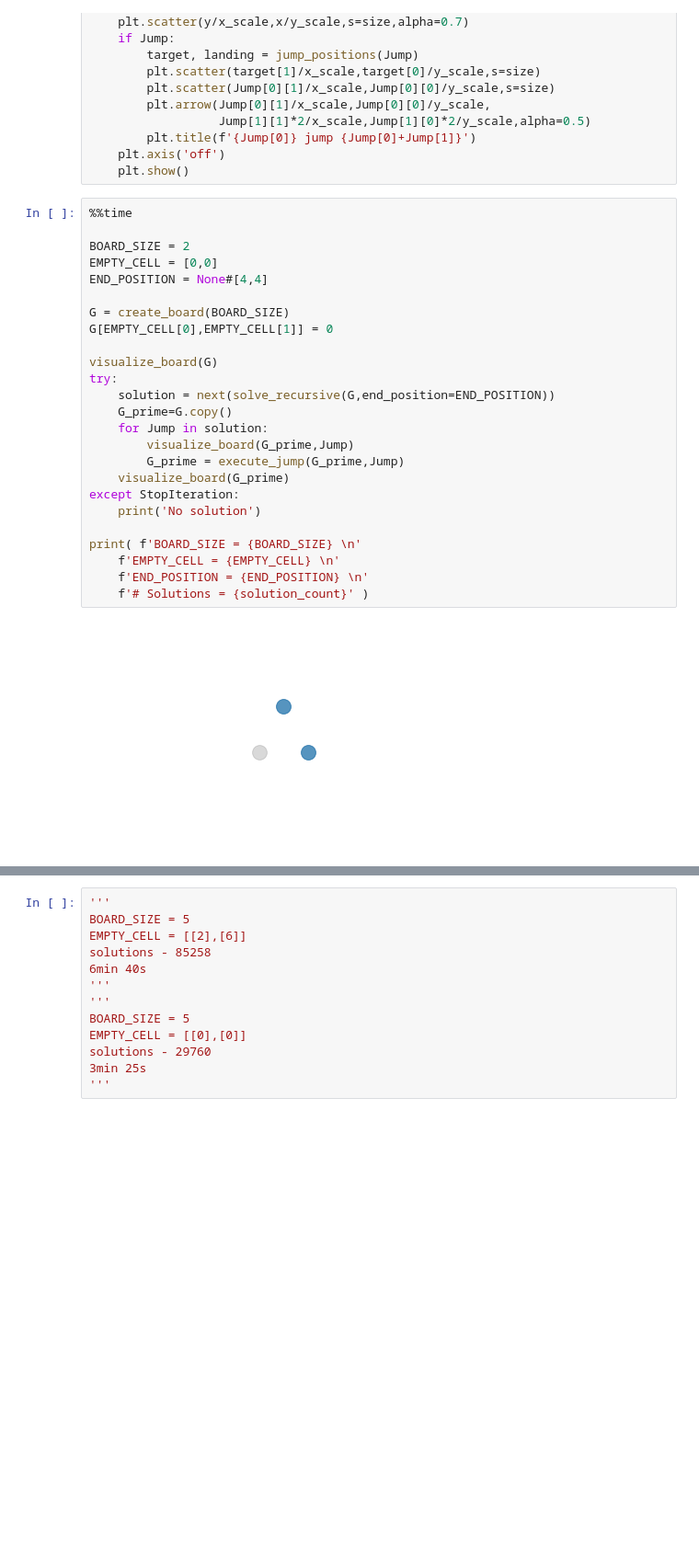
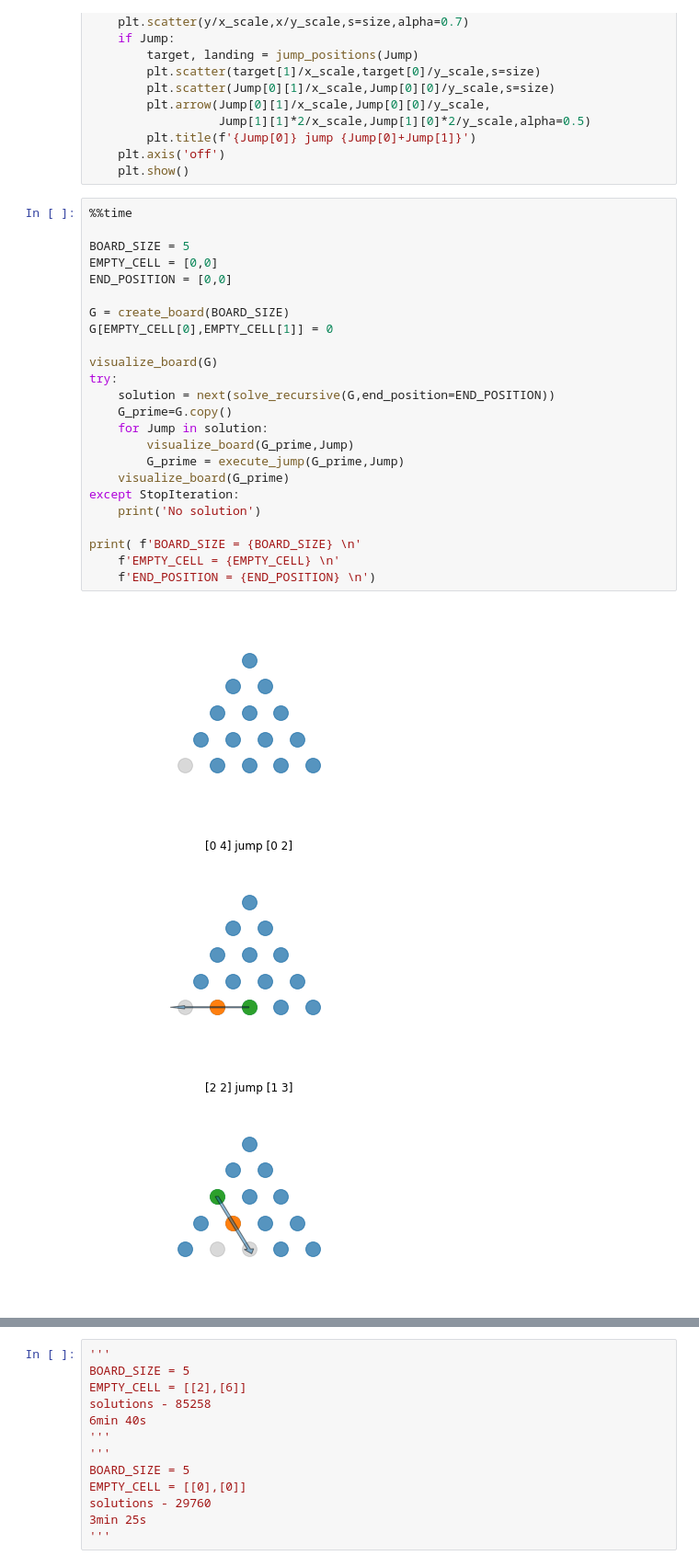
Before and after one commit to ejohnson0430/jumping_marble_challenge, a Jupyter notebook: jumping_marble_challenge.ipynb, the cells around one changed output, grey strips where cells are left out. Shown at 92% size. Saved outputs shown, nothing was run; the diff lists cells and outputs as text; blank space fills up the shorter version.

Commit message:
run notebook for board size 5

```diff
--- a/jumping_marble_challenge.ipynb
+++ b/jumping_marble_challenge.ipynb
@@ -77,27 +77,28 @@ def visualize_board(G,Jump=None):
 # %%
 %%time
 
-BOARD_SIZE = 2
+BOARD_SIZE = 5
 EMPTY_CELL = [0,0]
-END_POSITION = None#[4,4]
+END_POSITION = [0,0]
 
 G = create_board(BOARD_SIZE)
 G[EMPTY_CELL[0],EMPTY_CELL[1]] = 0
 
 visualize_board(G)
 try:
     solution = next(solve_recursive(G,end_position=END_POSITION))
     G_prime=G.copy()
     for Jump in solution:
         visualize_board(G_prime,Jump)
         G_prime = execute_jump(G_prime,Jump)
     visualize_board(G_prime)
 except StopIteration:
     print('No solution')
 
 print( f'BOARD_SIZE = {BOARD_SIZE} \n'
     f'EMPTY_CELL = {EMPTY_CELL} \n'
-    f'END_POSITION = {END_POSITION} \n'
-    f'# Solutions = {solution_count}' )
+    f'END_POSITION = {END_POSITION} \n')
 # %% [output]
-[figure, old version]
+[figure, new version]
+[figure, added]
+[figure, added]
```
Also changed, not shown: parts of 1 cell of this notebook.
